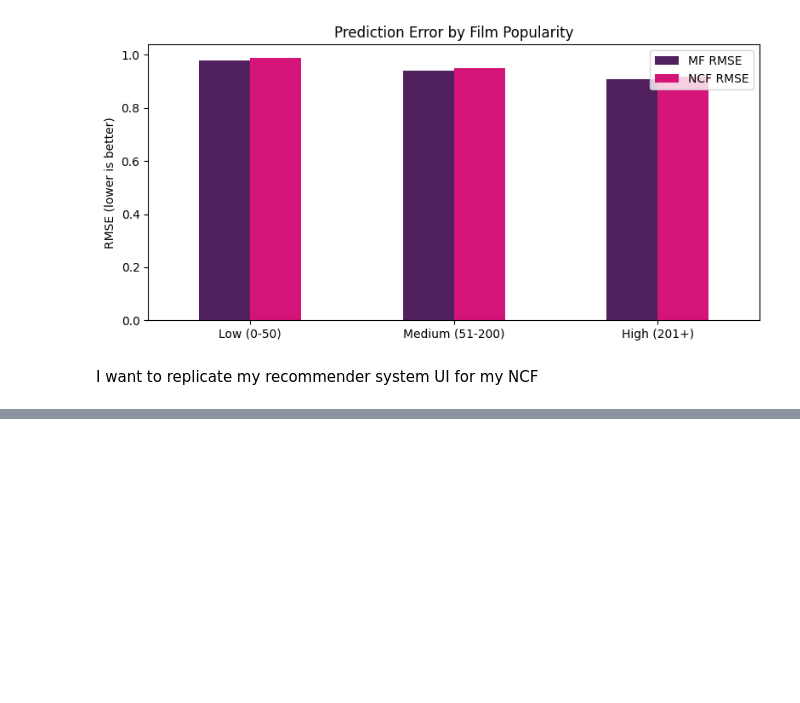
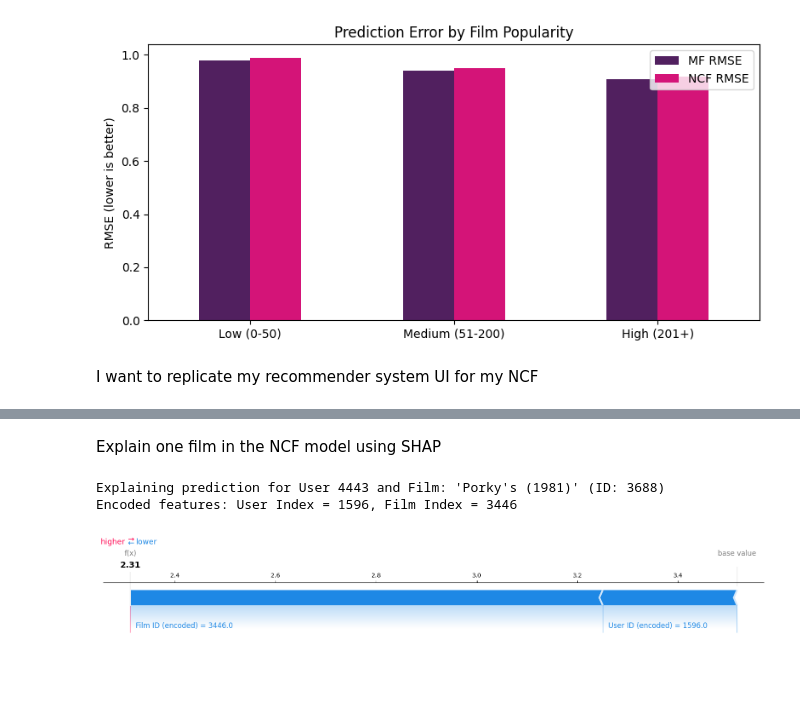
Before and after one commit to Sosswood/Machine-Learning, a Jupyter notebook: Individual_Project_MovieLens_V0_2.ipynb, the cells around one changed output, grey strips where cells are left out. Drawn from its saved outputs; the diff is of its cells as text; code cells hidden in the pictures; blank space fills up the shorter version.

```diff
--- a/Individual_Project_MovieLens_V0_2.ipynb
+++ b/Individual_Project_MovieLens_V0_2.ipynb
@@ -1417,0 +1642,36 @@ Note: opening Chrome Inspector may crash demo inside Colab notebooks.
+# %% [markdown]
+Explain one film in the NCF model using SHAP
+# %%
+import shap
+import numpy as np
+import pandas as pd
+import matplotlib.pyplot as plt
+
+# Choose a specific index from our test explain set to analyze
+sample_idx = 0
+encoded_user_id = X_explain[sample_idx, 0]
+encoded_film_id = X_explain[sample_idx, 1]
+
+# Map back to original MovieLens IDs
+actual_user_id = user_ids[encoded_user_id]
+actual_film_id = item_ids[encoded_film_id]
+
+# Retrieve film title
+film_title = items.loc[items['item_id'] == actual_film_id, 'title'].values[0]
+
+print(f"Explaining prediction for User {actual_user_id} and Film: '{film_title}' (ID: {actual_film_id})")
+print(f"Encoded features: User Index = {encoded_user_id}, Film Index = {encoded_film_id}")
+
+# Generate the force plot for this single prediction
+shap.force_plot(
+    explainer.expected_value,
+    shap_values[sample_idx],
+    X_explain[sample_idx],
+    feature_names=["User ID (encoded)", "Film ID (encoded)"],
+    matplotlib=True,
+    show=True
+)
+# %% [output]
+Explaining prediction for User 4443 and Film: 'Porky's (1981)' (ID: 3688)
+Encoded features: User Index = 1596, Film Index = 3446
+[figure, added]
```
Also changed, not shown: parts of 16 cells of this notebook.
